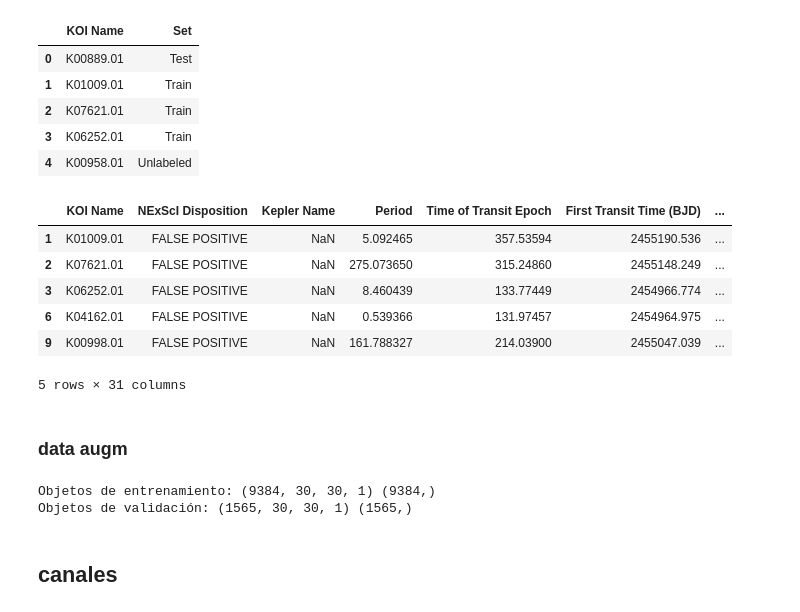
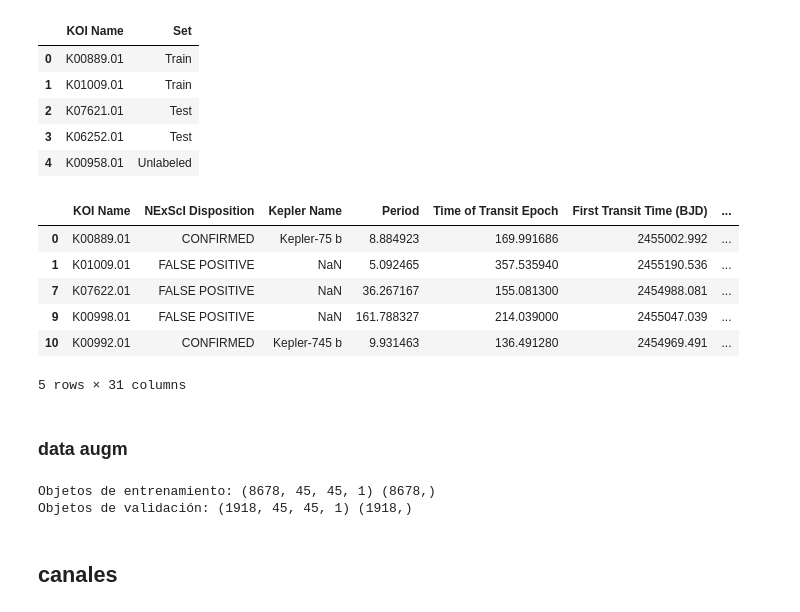
Before and after one commit to harel-coffee/PIIC19-auto, a Jupyter notebook: code/obj1/pruebas_cnn_francisco-concat.ipynb, the cells around one changed output. Drawn from its saved outputs; the diff is of its cells as text; code cells hidden in the pictures.

```diff
--- a/code/obj1/pruebas_cnn_francisco-concat.ipynb
+++ b/code/obj1/pruebas_cnn_francisco-concat.ipynb
@@ -80,17 +82,17 @@ def plot_confusion_matrix(cm, target_names, title='Confusion matrix (f1-score)',
     plt.show()
 # %%
 fold = "../../KOI_Data/"
-df_sets = pd.read_csv(fold+"/koi_sets_unb.csv")
+df_sets = pd.read_csv(fold+"/koi_sets.csv")
 mask_train = (df_sets["Set"] == "Train").values
 mask_test = (df_sets["Set"] == "Test").values
 mask_unlabeled = (df_sets["Set"] == "Unlabeled").values
 df_sets.head()
 # %% [output]
 |  | KOI Name | Set |
-| 0 | K00889.01 | Test |
+| 0 | K00889.01 | Train |
 | 1 | K01009.01 | Train |
-| 2 | K07621.01 | Train |
-| 3 | K06252.01 | Train |
+| 2 | K07621.01 | Test |
+| 3 | K06252.01 | Test |
 | 4 | K00958.01 | Unlabeled |
 # %%
 df_meta = pd.read_csv(fold+"/koi_metadata.csv")
@@ -101,11 +103,11 @@ df_meta_unb = df_meta[mask_unlabeled]
 df_meta_train.head()
 # %% [output]
 |  | KOI Name | NExScI Disposition | Kepler Name | Period | Time of Transit Epoch | First Transit Time (BJD) | ... |
-| 1 | K01009.01 | FALSE POSITIVE | NaN | 5.092465 | 357.53594 | 2455190.536 | ... |
-| 2 | K07621.01 | FALSE POSITIVE | NaN | 275.073650 | 315.24860 | 2455148.249 | ... |
-| 3 | K06252.01 | FALSE POSITIVE | NaN | 8.460439 | 133.77449 | 2454966.774 | ... |
-| 6 | K04162.01 | FALSE POSITIVE | NaN | 0.539366 | 131.97457 | 2454964.975 | ... |
-| 9 | K00998.01 | FALSE POSITIVE | NaN | 161.788327 | 214.03900 | 2455047.039 | ... |
+| 0 | K00889.01 | CONFIRMED | Kepler-75 b | 8.884923 | 169.991686 | 2455002.992 | ... |
+| 1 | K01009.01 | FALSE POSITIVE | NaN | 5.092465 | 357.535940 | 2455190.536 | ... |
+| 7 | K07622.01 | FALSE POSITIVE | NaN | 36.267167 | 155.081300 | 2454988.081 | ... |
+| 9 | K00998.01 | FALSE POSITIVE | NaN | 161.788327 | 214.039000 | 2455047.039 | ... |
+| 10 | K00992.01 | CONFIRMED | Kepler-745 b | 9.931463 | 136.491280 | 2454969.491 | ... |
 5 rows × 31 columns
 # %%
 y_train= (df_meta_train['NExScI Disposition'].values=="CONFIRMED")*1
@@ -113,8 +115,8 @@ y_val = (df_meta_test['NExScI Disposition'].values=="CONFIRMED")*1
 # %% [markdown]
 ### data augm
 # %%
-x_all = np.load("/work/work_teamEXOPLANET/MTF_margarita/no_invertidos/MTF_u10_d20.npy")
-x_all2 = np.load("/work/work_teamEXOPLANET/MTF_margarita/invertidos/MTF_u10_d20.npy")
+x_all = np.load("/work/work_teamEXOPLANET/MTF_margarita/no_invertidos/MTF_u15_d30.npy")
+x_all2 = np.load("/work/work_teamEXOPLANET/MTF_margarita/invertidos/MTF_u15_d30.npy")
 
 x_train1 = x_all[mask_train]
 x_val = x_all[mask_test]
@@ -129,13 +131,13 @@ if x_train.shape[0] != y_train.shape[0]:
 
 x_train=np.expand_dims(np.asarray(x_train), axis=-1)
 x_val=np.expand_dims(np.asarray(x_val), axis=-1)
-x_test=np.expand_dims(np.asarray(x_test), axis=-1)
+#x_test=np.expand_dims(np.asarray(x_test), axis=-1)
 
 print ("Objetos de entrenamiento:",x_train.shape, y_train.shape)
 print ("Objetos de validación:",x_val.shape,y_val.shape)
 # %% [output]
-Objetos de entrenamiento: (9384, 30, 30, 1) (9384,)
-Objetos de validación: (1565, 30, 30, 1) (1565,)
+Objetos de entrenamiento: (8678, 45, 45, 1) (8678,)
+Objetos de validación: (1918, 45, 45, 1) (1918,)
 # %% [markdown]
 ## canales
 # %%
```
Also changed, not shown: parts of 78 cells of this notebook, 6 other files.
